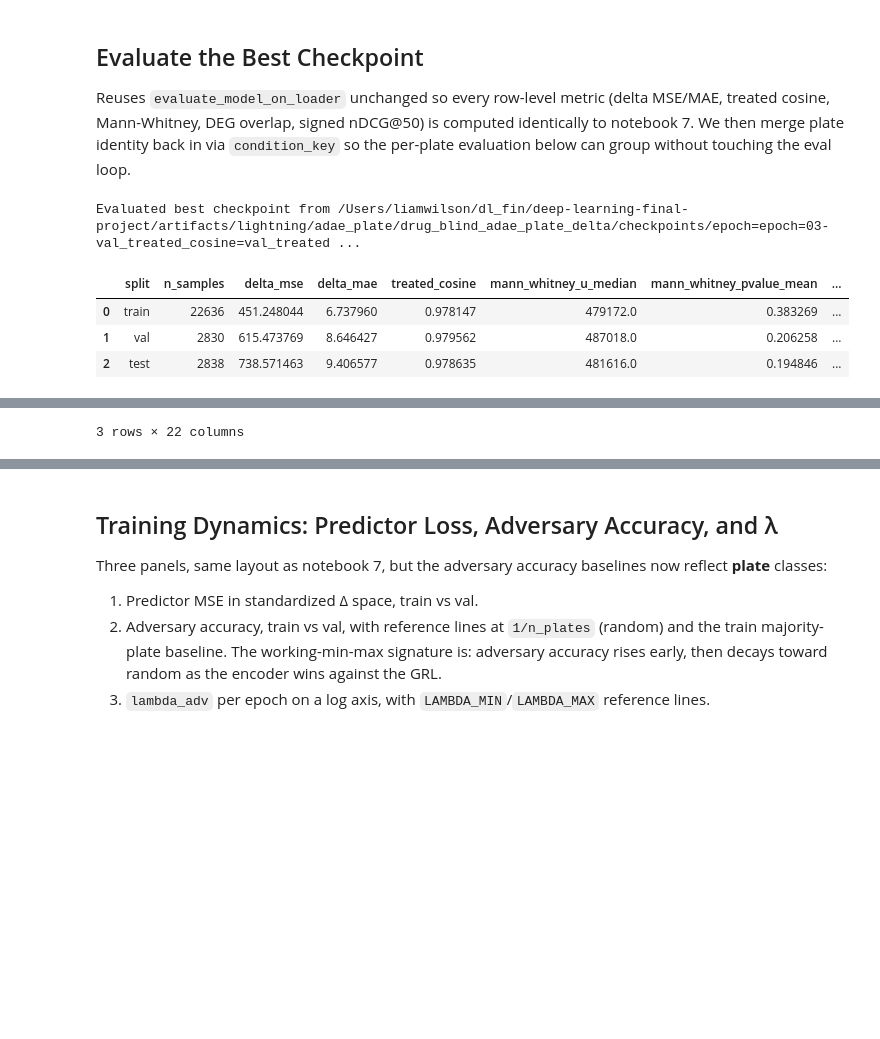
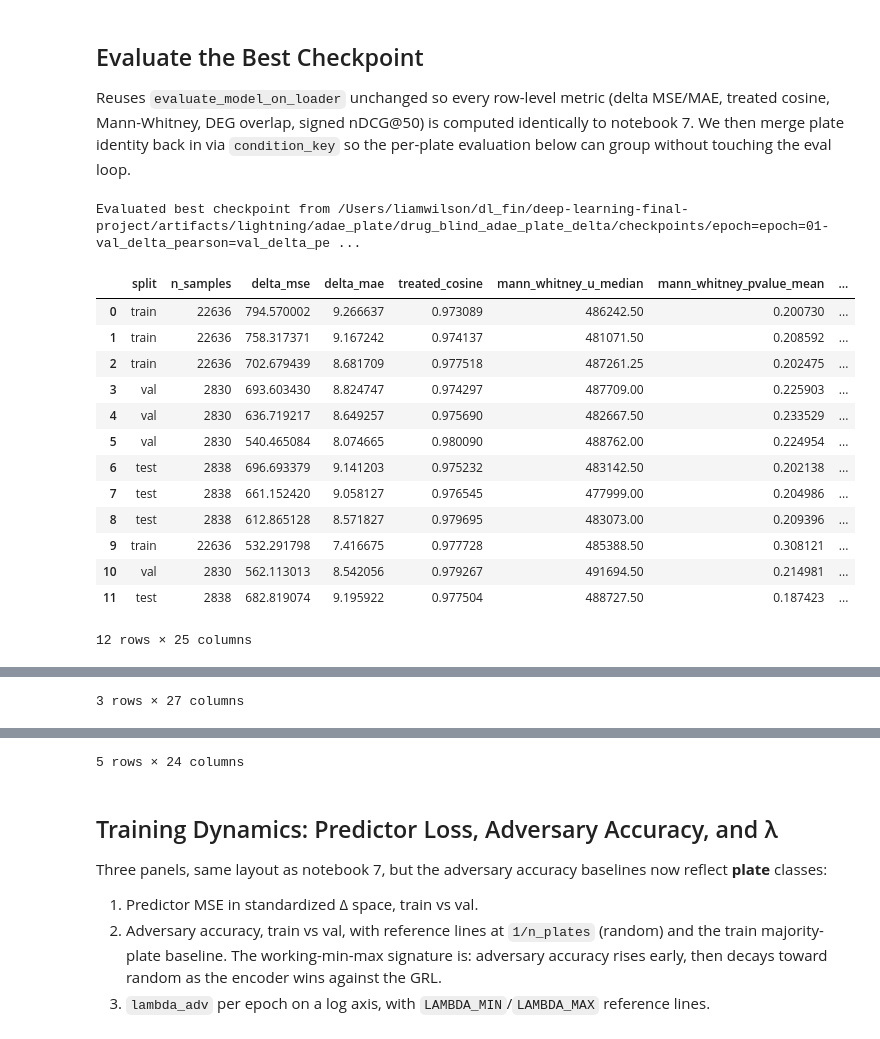
Before and after one commit to wilsonliam/deep-learning-final-project, a Jupyter notebook: Machine_Learning/8_adae_plate.ipynb, the cells around one changed output, grey strips where cells are left out. Drawn from its saved outputs; the diff is of its cells as text; code cells hidden in the pictures; blank space fills up the shorter version.

```diff
--- a/Machine_Learning/8_adae_plate.ipynb
+++ b/Machine_Learning/8_adae_plate.ipynb
@@ -49,7 +49,7 @@ LEARNING_RATE = 1e-3
 WEIGHT_DECAY = 1e-4
 MAX_EPOCHS = 50
 EARLY_STOPPING_PATIENCE = 5
-EARLY_STOPPING_MONITOR = "val_treated_cosine"
+EARLY_STOPPING_MONITOR = "val_delta_pearson"
 EARLY_STOPPING_MODE = "max"
 ACCELERATOR = "auto"
 DEVICES = 1
@@ -934,12 +954,17 @@ evaluation below can group without touching the eval loop.
 evaluation_rows = []
 inspection_tables = {}
 prediction_detail_tables = {}
+prediction_delta_arrays = {}
 evaluation_loaders = {
     "train": response_data_module.train_eval_dataloader(),
     "val": response_data_module.val_dataloader(),
     "test": response_data_module.test_dataloader(),
 }
 
+model_device = next(response_model.parameters()).device
+retrieval_label_column = resolve_retrieval_label_column(SPLIT_MODE)
+
+response_model.eval()
 for split_name, loader in evaluation_loaders.items():
     metrics_row, inspection_df, prediction_details_df = evaluate_model_on_loader(
         model=response_model,
@@ -951,36 +976,94 @@ for split_name, loader in evaluation_loaders.items():
     inspection_tables[split_name] = inspection_df
     prediction_detail_tables[split_name] = prediction_details_df
 
+    predicted_delta_chunks = []
+    target_delta_chunks = []
+    label_chunks = []
+    with torch.no_grad():
+        for batch in loader:
+            batch_on_device = move_batch_to_device(batch, model_device)
+            predicted_delta_chunks.append(
+                response_model(batch_on_device).detach().cpu().numpy()
+            )
+            target_delta_chunks.append(
+                batch_on_device["target_delta"].detach().cpu().numpy()
+            )
+            label_values = batch[retrieval_label_column]
+            if isinstance(label_values, (list, tuple)):
+                label_chunks.extend(str(value) for value in label_values)
+            else:
+                label_chunks.extend(str(value) for value in list(label_values))
+    prediction_delta_arrays[split_name] = (
+        np.concatenate(predicted_delta_chunks, axis=0) if predicted_delta_chunks else np.zeros((0, len(target_gene_ids)), dtype=np.float32),
+        np.concatenate(target_delta_chunks, axis=0) if target_delta_chunks else np.zeros((0, len(target_gene_ids)), dtype=np.float32),
+        np.asarray(label_chunks, dtype=object),
+    )
+
 evaluation_summary_df = pd.DataFrame(evaluation_rows)
+evaluation_summary_df.insert(0, "predictor", "model")
+
+null_baseline_rows = compute_null_baselines_from_loaders(
+    train_loader=evaluation_loaders["train"],
+    val_loader=evaluation_loaders["val"],
+    test_loader=evaluation_loaders["test"],
+    gene_ids=target_gene_ids,
+)
+null_baselines_df = pd.DataFrame(null_baseline_rows)
+evaluation_summary_df = pd.concat(
+    [null_baselines_df, evaluation_summary_df],
+    ignore_index=True,
+)
+
+retrieval_rows = []
+for split_name, (predicted_delta_np, target_delta_np, labels) in prediction_delta_arrays.items():
+    retrieval_rows.append(
+        {
+            "split": split_name,
+            "label_column": retrieval_label_column,
+            **compute_condition_retrieval(predicted_delta_np, target_delta_np, labels),
+        }
+    )
+retrieval_summary_df = pd.DataFrame(retrieval_rows)
 
 plate_lookup_frames = {
     "train": train_examples_df[["condition_key", CONFOUNDER_COLUMN]],
     "val": val_examples_df[["condition_key", CONFOUNDER_COLUMN]],
     "test": test_examples_df[["condition_key", CONFOUNDER_COLUMN]],
 }
 for split_name, details_df in prediction_detail_tables.items():
     merged = details_df.merge(
         plate_lookup_frames[split_name],
         on="condition_key",
         how="left",
         validate="many_to_one",
     )
     if merged[CONFOUNDER_COLUMN].isna().any():
         raise ValueError(
             f"Failed to backfill '{CONFOUNDER_COLUMN}' onto {split_name} prediction details; "
             "a condition_key in the eval loop has no row in the split examples frame."
         )
     prediction_detail_tables[split_name] = merged
 
 test_prediction_details_df = prediction_detail_tables["test"].copy()
 
 print(f"Evaluated best checkpoint from {best_model_path}")
 display(evaluation_summary_df)
+display(retrieval_summary_df)
 display(inspection_tables["test"])
 display(test_prediction_details_df.head())
 # %% [output]
-Evaluated best checkpoint from /Users/liamwilson/dl_fin/deep-learning-final-project/artifacts/lightning/adae_plate/drug_blind_adae_plate_delta/checkpoints/epoch=epoch=03-val_treated_cosine=val_treated ...
+Evaluated best checkpoint from /Users/liamwilson/dl_fin/deep-learning-final-project/artifacts/lightning/adae_plate/drug_blind_adae_plate_delta/checkpoints/epoch=epoch=01-val_delta_pearson=val_delta_pe ...
 |  | split | n_samples | delta_mse | delta_mae | treated_cosine | mann_whitney_u_median | mann_whitney_pvalue_mean | ... |
-| 0 | train | 22636 | 451.248044 | 6.737960 | 0.978147 | 479172.0 | 0.383269 | ... |
-| 1 | val | 2830 | 615.473769 | 8.646427 | 0.979562 | 487018.0 | 0.206258 | ... |
-| 2 | test | 2838 | 738.571463 | 9.406577 | 0.978635 | 481616.0 | 0.194846 | ... |
+| 0 | train | 22636 | 794.570002 | 9.266637 | 0.973089 | 486242.50 | 0.200730 | ... |
+| 1 | train | 22636 | 758.317371 | 9.167242 | 0.974137 | 481071.50 | 0.208592 | ... |
+| 2 | train | 22636 | 702.679439 | 8.681709 | 0.977518 | 487261.25 | 0.202475 | ... |
+| 3 | val | 2830 | 693.603430 | 8.824747 | 0.974297 | 487709.00 | 0.225903 | ... |
+| 4 | val | 2830 | 636.719217 | 8.649257 | 0.975690 | 482667.50 | 0.233529 | ... |
+| 5 | val | 2830 | 540.465084 | 8.074665 | 0.980090 | 488762.00 | 0.224954 | ... |
+| 6 | test | 2838 | 696.693379 | 9.141203 | 0.975232 | 483142.50 | 0.202138 | ... |
+| 7 | test | 2838 | 661.152420 | 9.058127 | 0.976545 | 477999.00 | 0.204986 | ... |
+| 8 | test | 2838 | 612.865128 | 8.571827 | 0.979695 | 483073.00 | 0.209396 | ... |
+| 9 | train | 22636 | 532.291798 | 7.416675 | 0.977728 | 485388.50 | 0.308121 | ... |
+| 10 | val | 2830 | 562.113013 | 8.542056 | 0.979267 | 491694.50 | 0.214981 | ... |
+| 11 | test | 2838 | 682.819074 | 9.195922 | 0.977504 | 488727.50 | 0.187423 | ... |
+12 rows × 25 columns
@@ -991 +1073,0 @@ Evaluated best checkpoint from /Users/liamwilson/dl_fin/deep-learning-final-proj
-3 rows × 22 columns
@@ -997,0 +1078 @@ Evaluated best checkpoint from /Users/liamwilson/dl_fin/deep-learning-final-proj
+3 rows × 27 columns
@@ -998,3 +1085,4 @@ Evaluated best checkpoint from /Users/liamwilson/dl_fin/deep-learning-final-proj
+5 rows × 24 columns
 # %% [markdown]
 ## Training Dynamics: Predictor Loss, Adversary Accuracy, and λ
 
```
Also changed, not shown: parts of 16 cells of this notebook, 7 other files.
